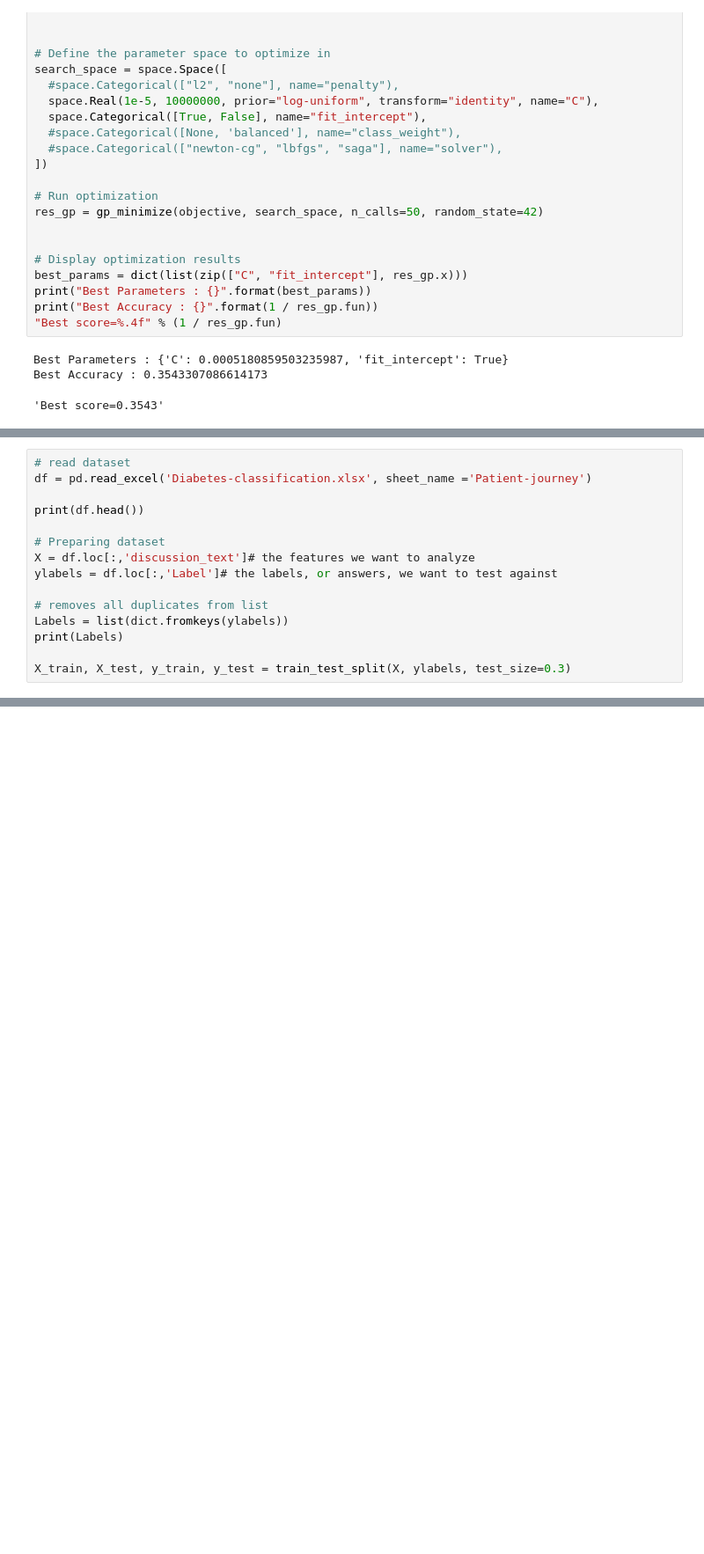
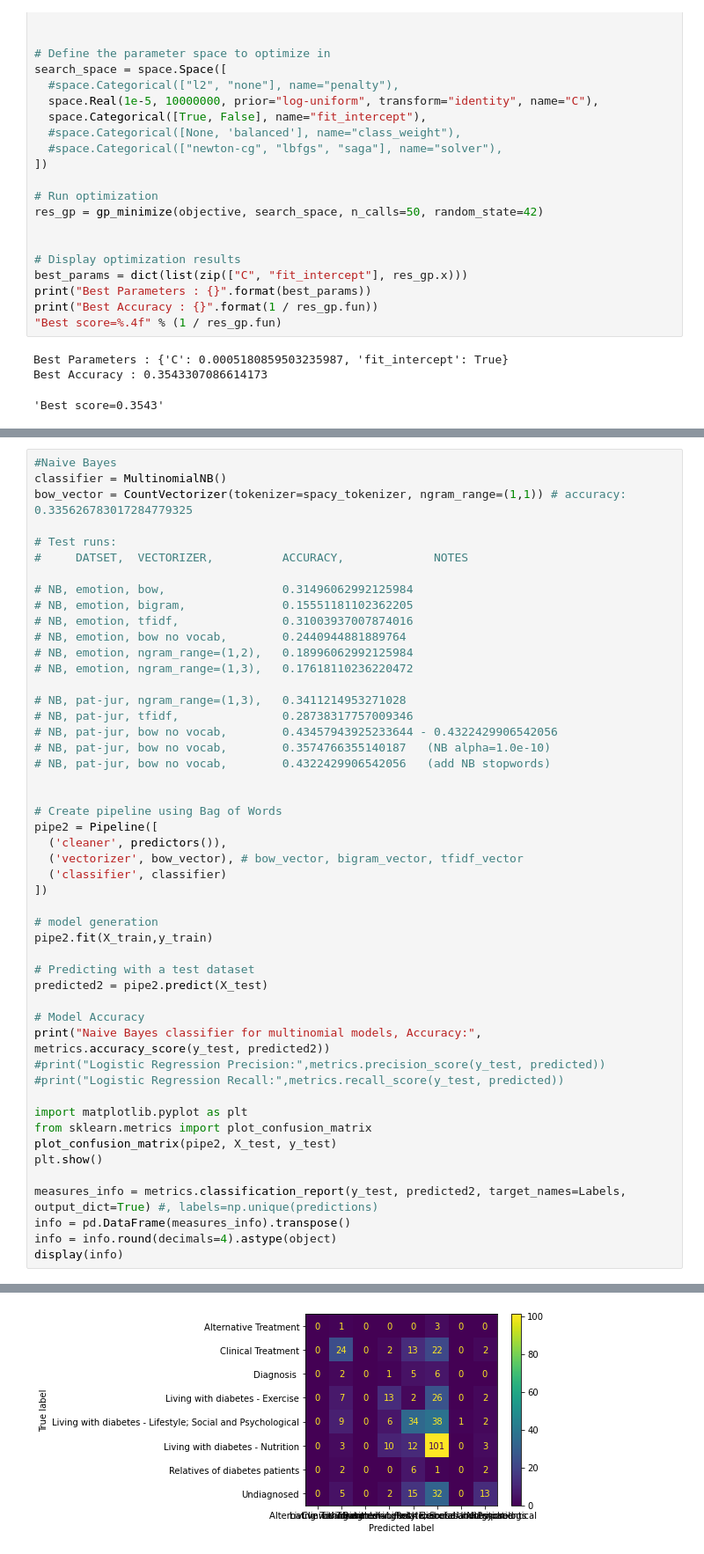
Before and after one commit to Ixurano/Project-Pettersson-Nylund, a Jupyter notebook: logistic_regression_spacy.ipynb, the cells around one changed output, grey strips where cells are left out. Shown at 88% size. Cells and saved outputs as stored; diff of their text form; blank space fills up the shorter version.

```diff
--- a/logistic_regression_spacy.ipynb
+++ b/logistic_regression_spacy.ipynb
@@ -396,15 +425,0 @@ Best Accuracy : 0.3543307086614173
-# %%
-# read dataset
-df = pd.read_excel('Diabetes-classification.xlsx', sheet_name ='Patient-journey')
-
-print(df.head())
-
-# Preparing dataset
-X = df.loc[:,'discussion_text']# the features we want to analyze
-ylabels = df.loc[:,'Label']# the labels, or answers, we want to test against
-
-# removes all duplicates from list
-Labels = list(dict.fromkeys(ylabels))
-print(Labels)
-
-X_train, X_test, y_train, y_test = train_test_split(X, ylabels, test_size=0.3)
@@ -428,0 +428,50 @@ X_train, X_test, y_train, y_test = train_test_split(X, ylabels, test_size=0.3)
+# %%
+#Naive Bayes
+classifier = MultinomialNB()
+bow_vector = CountVectorizer(tokenizer=spacy_tokenizer, ngram_range=(1,1)) # accuracy: 0.335626783017284779325
+
+# Test runs:
+#     DATSET,  VECTORIZER,          ACCURACY,             NOTES
+
+# NB, emotion, bow,                 0.31496062992125984
+# NB, emotion, bigram,              0.15551181102362205
+# NB, emotion, tfidf,               0.31003937007874016
+# NB, emotion, bow no vocab,        0.2440944881889764
+# NB, emotion, ngram_range=(1,2),   0.18996062992125984
+# NB, emotion, ngram_range=(1,3),   0.17618110236220472
+
+# NB, pat-jur, ngram_range=(1,3),   0.3411214953271028
+# NB, pat-jur, tfidf,               0.28738317757009346
+# NB, pat-jur, bow no vocab,        0.43457943925233644 - 0.4322429906542056
+# NB, pat-jur, bow no vocab,        0.3574766355140187   (NB alpha=1.0e-10)
+# NB, pat-jur, bow no vocab,        0.4322429906542056   (add NB stopwords)
+
+
+# Create pipeline using Bag of Words
+pipe2 = Pipeline([
+  ('cleaner', predictors()),
+  ('vectorizer', bow_vector), # bow_vector, bigram_vector, tfidf_vector
+  ('classifier', classifier)
+])
+
+# model generation
+pipe2.fit(X_train,y_train)
+
+# Predicting with a test dataset
+predicted2 = pipe2.predict(X_test)
+
+# Model Accuracy
+print("Naive Bayes classifier for multinomial models, Accuracy:", metrics.accuracy_score(y_test, predicted2))
+#print("Logistic Regression Precision:",metrics.precision_score(y_test, predicted))
+#print("Logistic Regression Recall:",metrics.recall_score(y_test, predicted))
+
+import matplotlib.pyplot as plt
+from sklearn.metrics import plot_confusion_matrix
+plot_confusion_matrix(pipe2, X_test, y_test)
+plt.show()
+
+measures_info = metrics.classification_report(y_test, predicted2, target_names=Labels, output_dict=True) #, labels=np.unique(predictions)
+info = pd.DataFrame(measures_info).transpose()
+info = info.round(decimals=4).astype(object)
+display(info)
+# %% [output]
@@ -428,0 +479 @@ X_train, X_test, y_train, y_test = train_test_split(X, ylabels, test_size=0.3)
+[figure, added]
```
Also changed, not shown: parts of 10 cells of this notebook.
